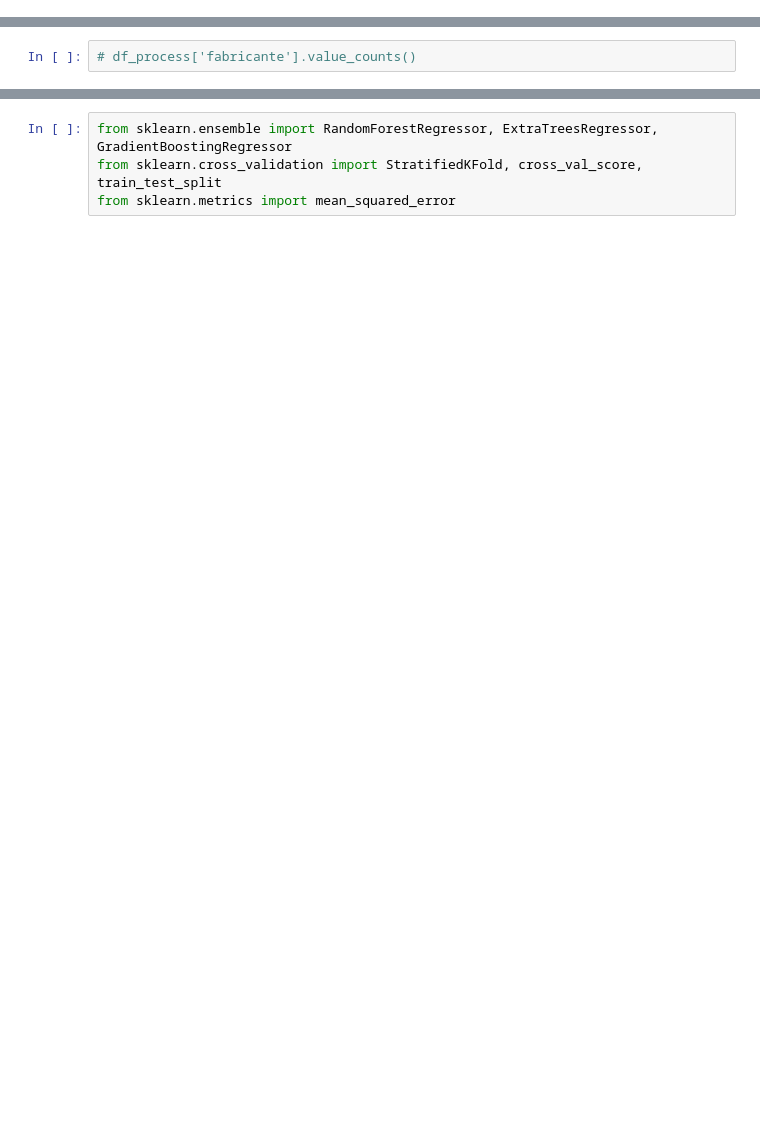
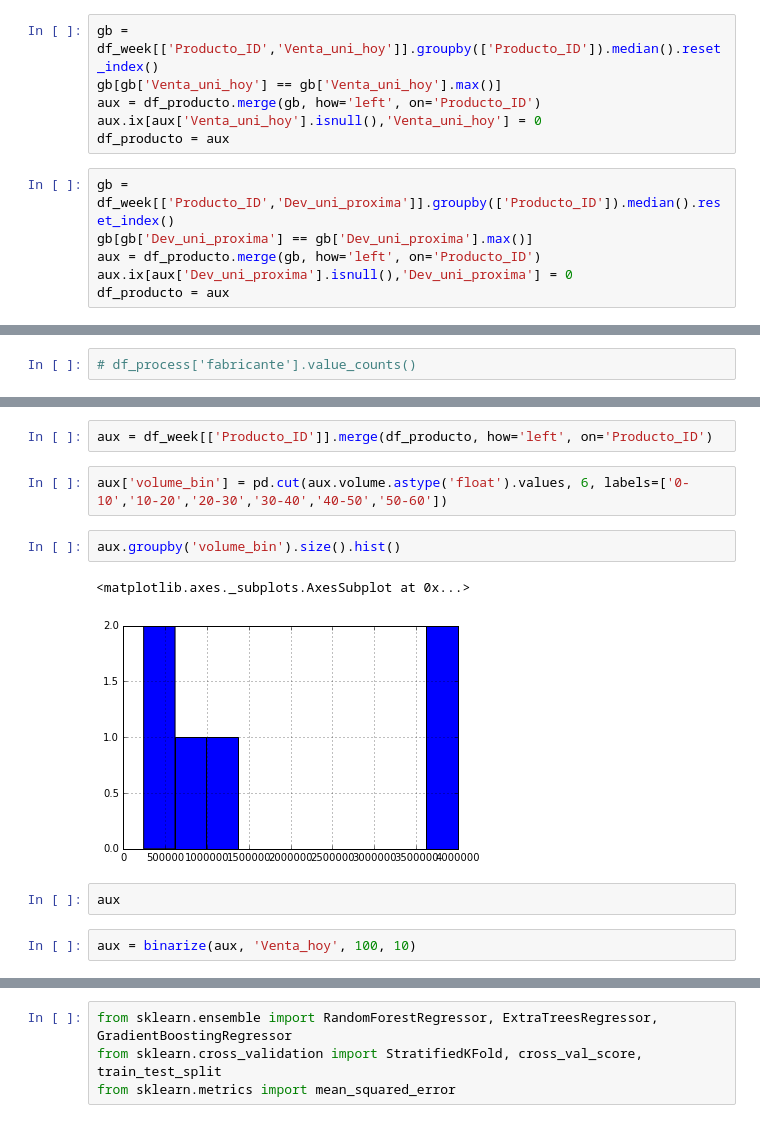
Before and after one commit to seitin/bimbo, a Jupyter notebook: initial_ml.ipynb, the cells around one changed output, grey strips where cells are left out. Saved outputs shown, nothing was run; the diff lists cells and outputs as text; blank space fills up the shorter version.

```diff
--- a/initial_ml.ipynb
+++ b/initial_ml.ipynb
@@ -64,3 +69,15 @@ df_townstate['Ag'] = df_townstate.Town.str.contains('AG.') * 1
+# %%
+gb = df_week[['Producto_ID','Venta_uni_hoy']].groupby(['Producto_ID']).median().reset_index()
+gb[gb['Venta_uni_hoy'] == gb['Venta_uni_hoy'].max()]
+aux = df_producto.merge(gb, how='left', on='Producto_ID')
+aux.ix[aux['Venta_uni_hoy'].isnull(),'Venta_uni_hoy'] = 0
+df_producto = aux
+# %%
+gb = df_week[['Producto_ID','Dev_uni_proxima']].groupby(['Producto_ID']).median().reset_index()
+gb[gb['Dev_uni_proxima'] == gb['Dev_uni_proxima'].max()]
+aux = df_producto.merge(gb, how='left', on='Producto_ID')
+aux.ix[aux['Dev_uni_proxima'].isnull(),'Dev_uni_proxima'] = 0
+df_producto = aux
 # %%
 def count_entregas(df, by):
     df['entregas_'+by] = 1
@@ -126,0 +165,13 @@ cols = [
+# %%
+aux = df_week[['Producto_ID']].merge(df_producto, how='left', on='Producto_ID')
+# %%
+aux['volume_bin'] = pd.cut(aux.volume.astype('float').values, 6, labels=['0-10','10-20','20-30','30-40','40-50','50-60'])
+# %%
+aux.groupby('volume_bin').size().hist()
+# %% [output]
+<matplotlib.axes._subplots.AxesSubplot at 0x...>
+[figure, added]
+# %%
+aux
+# %%
+aux = binarize(aux, 'Venta_hoy', 100, 10)
```
Also changed, not shown: parts of 20 cells of this notebook.
